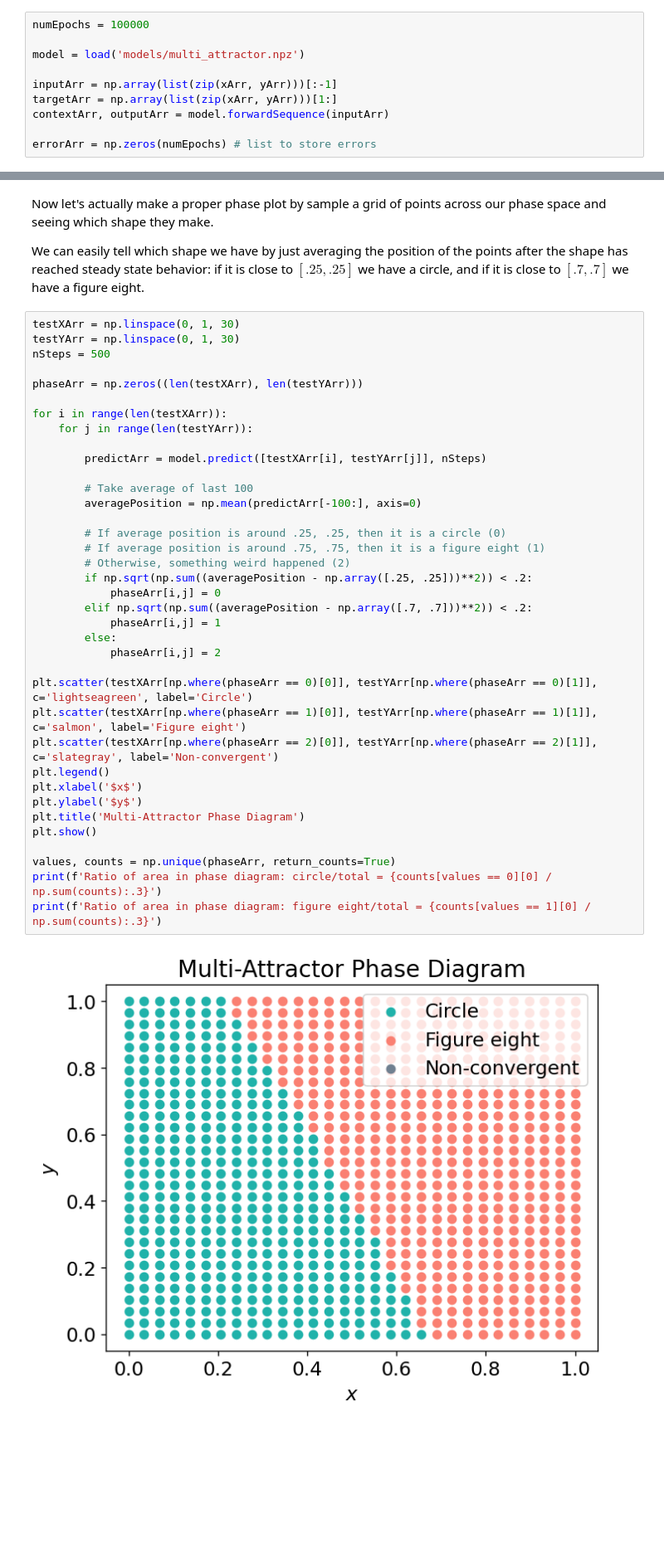
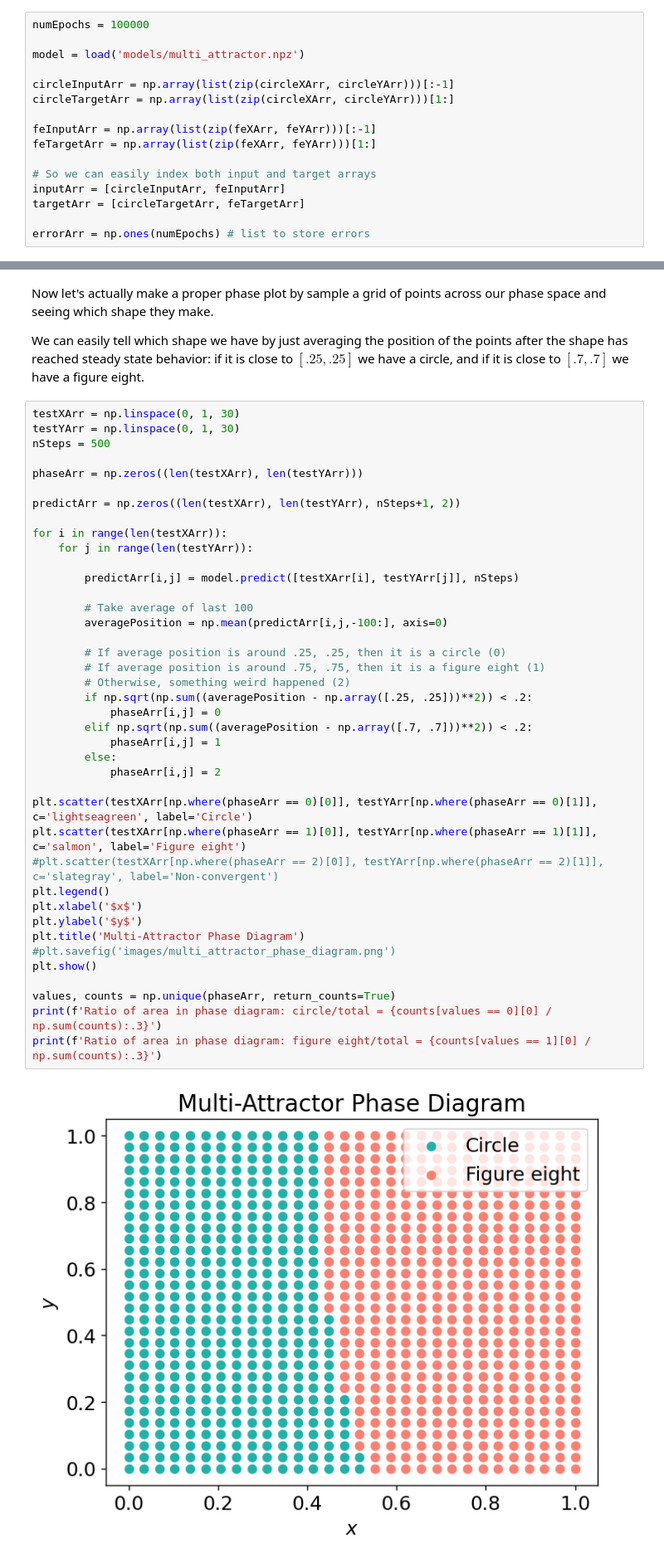
Before and after one commit to Jfeatherstone/ElmanNetwork, a Jupyter notebook: MultiAttractor.ipynb, the cells around one changed output, grey strips where cells are left out. Shown at 83% size. Cells and saved outputs as stored; diff of their text form; blank space fills up the shorter version.

```diff
--- a/MultiAttractor.ipynb
+++ b/MultiAttractor.ipynb
@@ -54,11 +56,17 @@ numEpochs = 100000
 
 model = load('models/multi_attractor.npz')
 
-inputArr = np.array(list(zip(xArr, yArr)))[:-1]
-targetArr = np.array(list(zip(xArr, yArr)))[1:]
-contextArr, outputArr = model.forwardSequence(inputArr)
+circleInputArr = np.array(list(zip(circleXArr, circleYArr)))[:-1]
+circleTargetArr = np.array(list(zip(circleXArr, circleYArr)))[1:]
 
-errorArr = np.zeros(numEpochs) # list to store errors
+feInputArr = np.array(list(zip(feXArr, feYArr)))[:-1]
+feTargetArr = np.array(list(zip(feXArr, feYArr)))[1:]
+
+# So we can easily index both input and target arrays
+inputArr = [circleInputArr, feInputArr]
+targetArr = [circleTargetArr, feTargetArr]
+
+errorArr = np.ones(numEpochs) # list to store errors
 # %% [markdown]
 ## Train Model
 
@@ -197,35 +207,38 @@ nSteps = 500
 
 phaseArr = np.zeros((len(testXArr), len(testYArr)))
 
+predictArr = np.zeros((len(testXArr), len(testYArr), nSteps+1, 2))
+
 for i in range(len(testXArr)):
     for j in range(len(testYArr)):
 
-        predictArr = model.predict([testXArr[i], testYArr[j]], nSteps)
+        predictArr[i,j] = model.predict([testXArr[i], testYArr[j]], nSteps)
 
         # Take average of last 100
-        averagePosition = np.mean(predictArr[-100:], axis=0)
+        averagePosition = np.mean(predictArr[i,j,-100:], axis=0)
 
         # If average position is around .25, .25, then it is a circle (0)
         # If average position is around .75, .75, then it is a figure eight (1)
         # Otherwise, something weird happened (2)
         if np.sqrt(np.sum((averagePosition - np.array([.25, .25]))**2)) < .2:
             phaseArr[i,j] = 0
         elif np.sqrt(np.sum((averagePosition - np.array([.7, .7]))**2)) < .2:
             phaseArr[i,j] = 1
         else:
             phaseArr[i,j] = 2
 
 plt.scatter(testXArr[np.where(phaseArr == 0)[0]], testYArr[np.where(phaseArr == 0)[1]], c='lightseagreen', label='Circle')
 plt.scatter(testXArr[np.where(phaseArr == 1)[0]], testYArr[np.where(phaseArr == 1)[1]], c='salmon', label='Figure eight')
-plt.scatter(testXArr[np.where(phaseArr == 2)[0]], testYArr[np.where(phaseArr == 2)[1]], c='slategray', label='Non-convergent')
+#plt.scatter(testXArr[np.where(phaseArr == 2)[0]], testYArr[np.where(phaseArr == 2)[1]], c='slategray', label='Non-convergent')
 plt.legend()
 plt.xlabel('$x$')
 plt.ylabel('$y$')
 plt.title('Multi-Attractor Phase Diagram')
+#plt.savefig('images/multi_attractor_phase_diagram.png')
 plt.show()
 
 values, counts = np.unique(phaseArr, return_counts=True)
 print(f'Ratio of area in phase diagram: circle/total = {counts[values == 0][0] / np.sum(counts):.3}')
 print(f'Ratio of area in phase diagram: figure eight/total = {counts[values == 1][0] / np.sum(counts):.3}')
 # %% [output]
-[figure, old version]
+[figure, new version]
```
Also changed, not shown: parts of 15 cells of this notebook, 22 other files.
